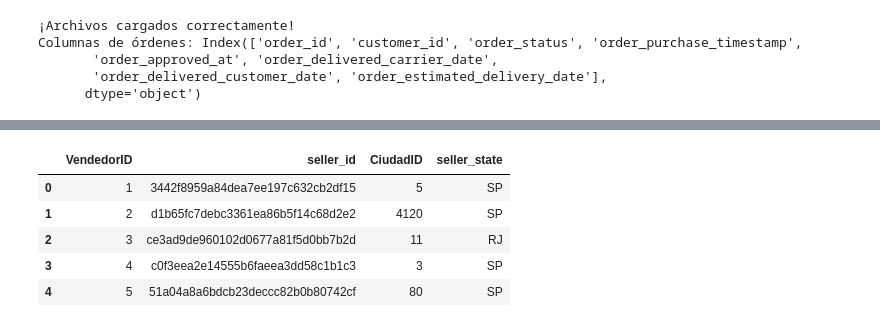
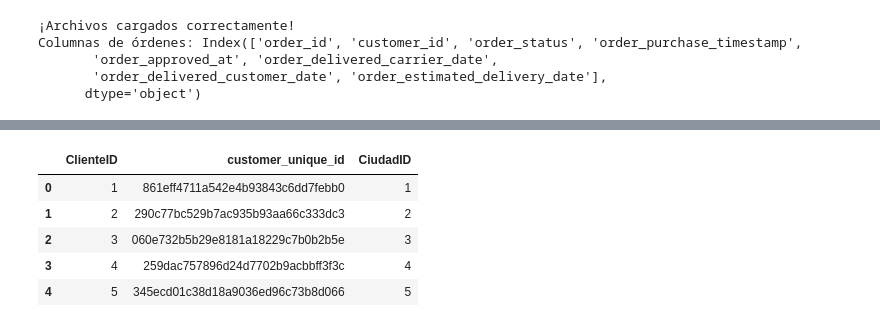
Before and after one commit to DynamoConsultoriaDataSolutions/dynamo-recsys-olist, a Jupyter notebook: notebooks/EDA.ipynb, the cells around one changed output, grey strips where cells are left out. Cells and saved outputs as stored; diff of their text form; code cells hidden in the pictures.

```diff
--- a/notebooks/EDA.ipynb
+++ b/notebooks/EDA.ipynb
@@ -28,14 +49,14 @@ Columnas de órdenes: Index(['order_id', 'customer_id', 'order_status', 'order_p
 # %%
 
-# a) Tabla Ciudades (Ciudades unificadas de Clientes y Vendedores)
+#Ciudades únicas considerando combinación Ciudad + Estado
 ciudades_unicas = pd.concat([
-    customers['customer_city'],
-    sellers['seller_city']
-]).unique()
+    customers[['customer_city', 'customer_state']].rename(columns={'customer_city': 'Ciudad', 'customer_state': 'Estado'}),
+    sellers[['seller_city', 'seller_state']].rename(columns={'seller_city': 'Ciudad', 'seller_state': 'Estado'})
+]).drop_duplicates().reset_index(drop=True)
 
-Ciudades = pd.DataFrame(ciudades_unicas, columns=['Ciudad'])
+Ciudades = ciudades_unicas.copy()
 Ciudades['CiudadID'] = Ciudades.index + 1
-Ciudades = Ciudades[['CiudadID', 'Ciudad']]
+Ciudades = Ciudades[['CiudadID', 'Ciudad', 'Estado']]
 
 Ciudades.head()
 # %% [output]
@@ -48,14 +89,19 @@ Ciudades.head()
 # %%
-# b) Tabla Vendedores
-Vendedores = sellers[['seller_id', 'seller_city', 'seller_state']].drop_duplicates().reset_index(drop=True)
-Vendedores = Vendedores.merge(Ciudades, left_on='seller_city', right_on='Ciudad', how='left')
-Vendedores['VendedorID'] = Vendedores.index + 1
-Vendedores = Vendedores[['VendedorID', 'seller_id', 'CiudadID', 'seller_state']]
-Vendedores.head()
+#Clientes usando customer_unique_id para conteos y recompra reales
+Clientes = customers[['customer_unique_id', 'customer_city', 'customer_state']].drop_duplicates(subset=['customer_unique_id']).reset_index(drop=True)
+Clientes = Clientes.merge(
+    Ciudades,
+    left_on=['customer_city', 'customer_state'],
+    right_on=['Ciudad', 'Estado'],
+    how='left'
+)
+Clientes['ClienteID'] = Clientes.index + 1
+Clientes = Clientes[['ClienteID', 'customer_unique_id', 'CiudadID']]
+Clientes.head()
 # %% [output]
-|  | VendedorID | seller_id | CiudadID | seller_state |
-| 0 | 1 | 3442f8959a84dea7ee197c632cb2df15 | 5 | SP |
-| 1 | 2 | d1b65fc7debc3361ea86b5f14c68d2e2 | 4120 | SP |
-| 2 | 3 | ce3ad9de960102d0677a81f5d0bb7b2d | 11 | RJ |
-| 3 | 4 | c0f3eea2e14555b6faeea3dd58c1b1c3 | 3 | SP |
-| 4 | 5 | 51a04a8a6bdcb23deccc82b0b80742cf | 80 | SP |
+|  | ClienteID | customer_unique_id | CiudadID |
+| 0 | 1 | 861eff4711a542e4b93843c6dd7febb0 | 1 |
+| 1 | 2 | 290c77bc529b7ac935b93aa66c333dc3 | 2 |
+| 2 | 3 | 060e732b5b29e8181a18229c7b0b2b5e | 3 |
+| 3 | 4 | 259dac757896d24d7702b9acbbff3f3c | 4 |
+| 4 | 5 | 345ecd01c38d18a9036ed96c73b8d066 | 5 |
```
Also changed, not shown: parts of 20 cells of this notebook, 2 other files.
